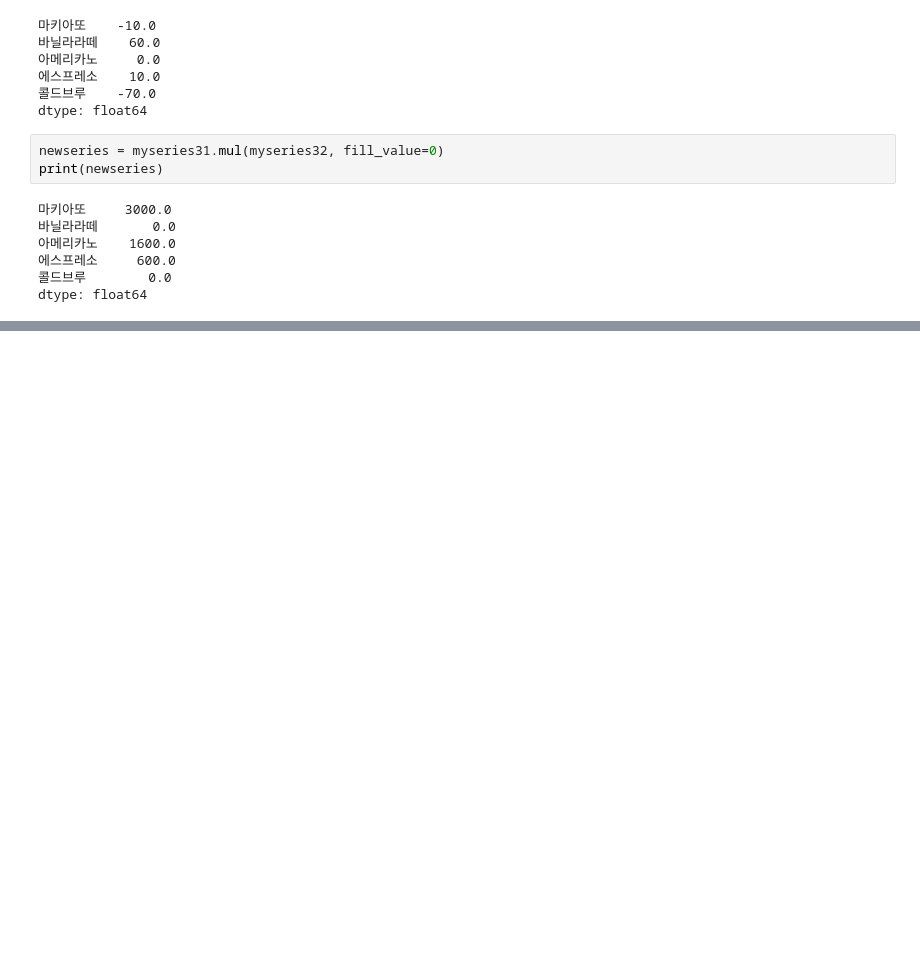
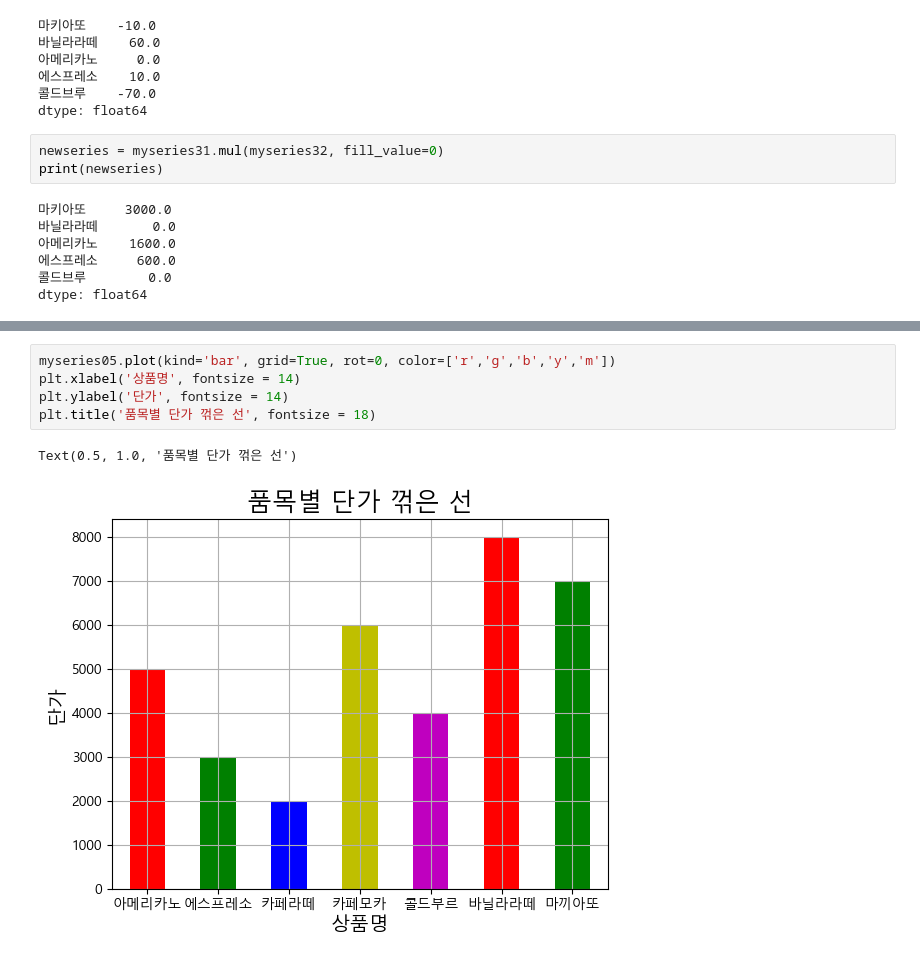
Before and after one commit to hanuooo/PythonProject, a Jupyter notebook: Basic/ch13_pandas/Chep01.Series.ipynb, the cells around one changed output, grey strips where cells are left out. Saved outputs shown, nothing was run; the diff lists cells and outputs as text; blank space fills up the shorter version.

```diff
--- a/Basic/ch13_pandas/Chep01.Series.ipynb
+++ b/Basic/ch13_pandas/Chep01.Series.ipynb
@@ -247,0 +347,8 @@ dtype: float64
+# %%
+myseries05.plot(kind='bar', grid=True, rot=0, color=['r','g','b','y','m'])
+plt.xlabel('상품명', fontsize = 14)
+plt.ylabel('단가', fontsize = 14)
+plt.title('품목별 단가 꺾은 선', fontsize = 18)
+# %% [output]
+Text(0.5, 1.0, '품목별 단가 꺾은 선')
+[figure, added]
```
Also changed, not shown: parts of 13 cells of this notebook.
